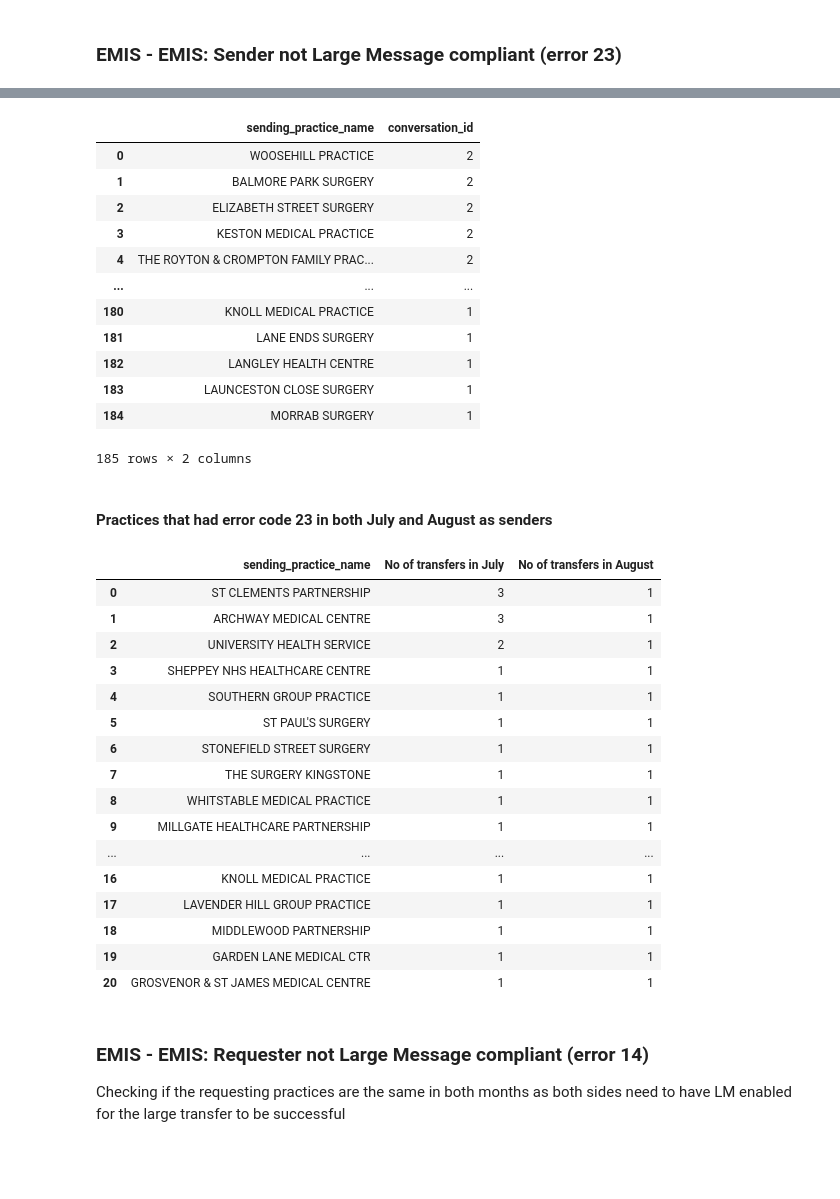
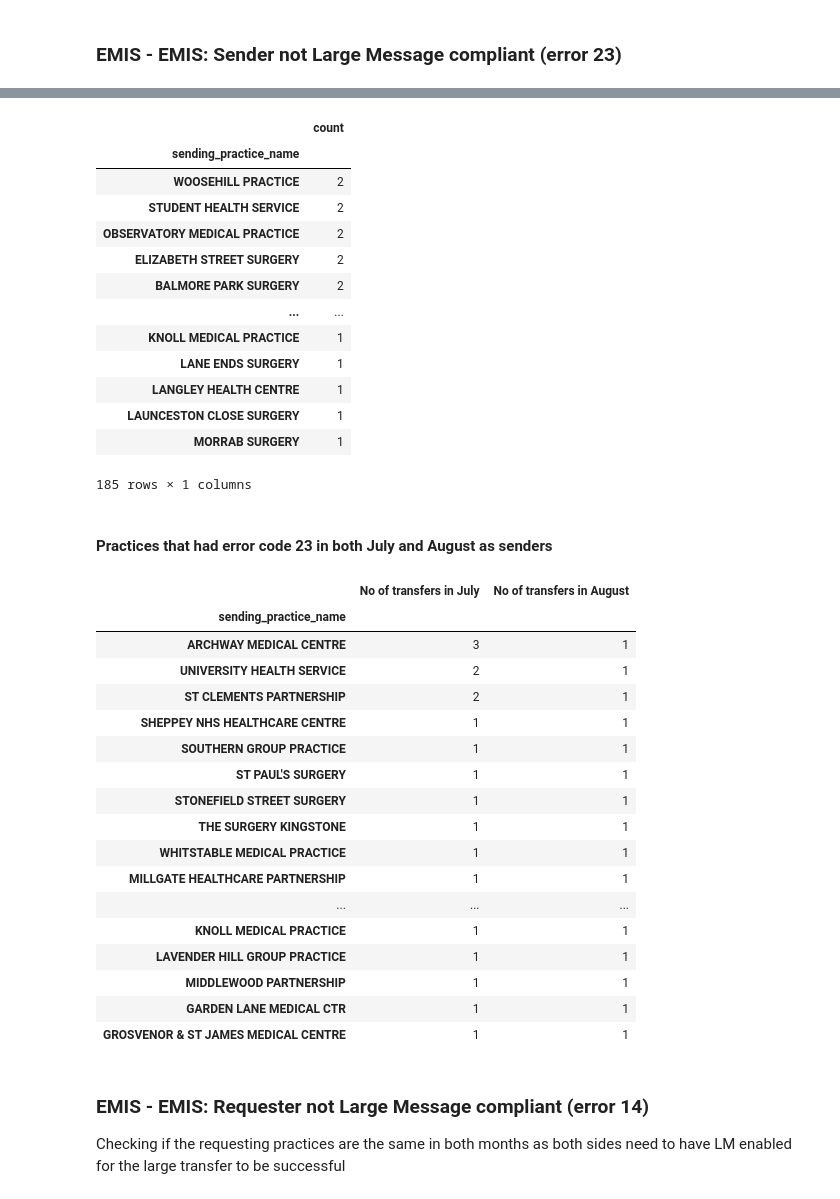
Before and after one commit to nhsconnect/prm-gp2gp-data-sandbox, a Jupyter notebook: notebooks/65-PRMT-2333-compare-EMIS-EMIS-not-LM-compliant-July-August.ipynb, the cells around one changed output, grey strips where cells are left out. Drawn from its saved outputs; the diff is of its cells as text; code cells hidden in the pictures; blank space fills up the shorter version.

```diff
--- a/notebooks/65-PRMT-2333-compare-EMIS-EMIS-not-LM-compliant-July-August.ipynb
+++ b/notebooks/65-PRMT-2333-compare-EMIS-EMIS-not-LM-compliant-July-August.ipynb
@@ -36,7 +36,7 @@ asid_lookup_input_files = [asid_lookup_file_location + f for f in asid_lookup_fi
 asid_lookup = pd.concat((
     pd.read_csv(f)
     for f in asid_lookup_input_files
-)).drop_duplicates()
+)).drop_duplicates().groupby("ASID").last().reset_index()
 lookup = asid_lookup[["ASID", "NACS","OrgName"]]
 
 transfers = transfers.merge(lookup, left_on='requesting_practice_asid',right_on='ASID',how='left')
@@ -72,6 +79,6 @@ grouped_emis_transfers_with_error_23
 july_bool = emis_transfers_with_error_23["date_requested"] < datetime(2021, 8, 1)
 july_emis_transfers_with_error_23 = emis_transfers_with_error_23[july_bool]
 
-grouped_july_emis_transfers_with_error_23=july_emis_transfers_with_error_23.groupby(by='sending_practice_name').agg({'conversation_id': 'count'}).sort_values(by='conversation_id', ascending=False).reset_index()
+grouped_july_emis_transfers_with_error_23=july_emis_transfers_with_error_23.groupby('sending_practice_name').size().to_frame("count").sort_values("count", ascending=False)
 grouped_july_emis_transfers_with_error_23
 # %% [output]
@@ -108,43 +115,46 @@ sample_conversations_in_august.head()
 # %%
-grouped_august_emis_transfers_with_error_23=august_emis_transfers_with_error_23.groupby(by='sending_practice_name').agg({'conversation_id': 'count'}).sort_values(by='conversation_id', ascending=False).reset_index()
+grouped_august_emis_transfers_with_error_23=august_emis_transfers_with_error_23.groupby('sending_practice_name').size().to_frame("count").sort_values("count", ascending=False)
 grouped_august_emis_transfers_with_error_23
 # %% [output]
-|  | sending_practice_name | conversation_id |
-| 0 | WOOSEHILL PRACTICE | 2 |
-| 1 | BALMORE PARK SURGERY | 2 |
-| 2 | ELIZABETH STREET SURGERY | 2 |
-| 3 | KESTON MEDICAL PRACTICE | 2 |
-| 4 | THE ROYTON & CROMPTON FAMILY PRAC... | 2 |
-| ... | ... | ... |
-| 180 | KNOLL MEDICAL PRACTICE | 1 |
-| 181 | LANE ENDS SURGERY | 1 |
-| 182 | LANGLEY HEALTH CENTRE | 1 |
-| 183 | LAUNCESTON CLOSE SURGERY | 1 |
-| 184 | MORRAB SURGERY | 1 |
+|  | count |
+| sending_practice_name |  |
+| WOOSEHILL PRACTICE | 2 |
+| STUDENT HEALTH SERVICE | 2 |
+| OBSERVATORY MEDICAL PRACTICE | 2 |
+| ELIZABETH STREET SURGERY | 2 |
+| BALMORE PARK SURGERY | 2 |
+| ... | ... |
+| KNOLL MEDICAL PRACTICE | 1 |
+| LANE ENDS SURGERY | 1 |
+| LANGLEY HEALTH CENTRE | 1 |
+| LAUNCESTON CLOSE SURGERY | 1 |
+| MORRAB SURGERY | 1 |
-185 rows × 2 columns
+185 rows × 1 columns
 # %% [markdown]
 #### Practices that had error code 23 in both July and August as senders
 # %%
 practices_with_error_23_july_and_august = grouped_july_emis_transfers_with_error_23.merge(grouped_august_emis_transfers_with_error_23, how='inner', on='sending_practice_name')
-practices_with_error_23_july_and_august.rename({'conversation_id_x': 'No of transfers in July', 'conversation_id_y': 'No of transfers in August'}, axis=1)
+practices_with_error_23_july_and_august = practices_with_error_23_july_and_august.rename({'count_x': 'No of transfers in July', 'count_y': 'No of transfers in August'}, axis=1)
+practices_with_error_23_july_and_august
 # %% [output]
-|  | sending_practice_name | No of transfers in July | No of transfers in August |
-| 0 | ST CLEMENTS PARTNERSHIP | 3 | 1 |
-| 1 | ARCHWAY MEDICAL CENTRE | 3 | 1 |
-| 2 | UNIVERSITY HEALTH SERVICE | 2 | 1 |
-| 3 | SHEPPEY NHS HEALTHCARE CENTRE | 1 | 1 |
-| 4 | SOUTHERN GROUP PRACTICE | 1 | 1 |
-| 5 | ST PAUL'S SURGERY | 1 | 1 |
-| 6 | STONEFIELD STREET SURGERY | 1 | 1 |
-| 7 | THE SURGERY KINGSTONE | 1 | 1 |
-| 8 | WHITSTABLE MEDICAL PRACTICE | 1 | 1 |
-| 9 | MILLGATE HEALTHCARE PARTNERSHIP | 1 | 1 |
-| ... | ... | ... | ... |
-| 16 | KNOLL MEDICAL PRACTICE | 1 | 1 |
-| 17 | LAVENDER HILL GROUP PRACTICE | 1 | 1 |
-| 18 | MIDDLEWOOD PARTNERSHIP | 1 | 1 |
-| 19 | GARDEN LANE MEDICAL CTR | 1 | 1 |
-| 20 | GROSVENOR & ST JAMES MEDICAL CENTRE | 1 | 1 |
+|  | No of transfers in July | No of transfers in August |
+| sending_practice_name |  |  |
+| ARCHWAY MEDICAL CENTRE | 3 | 1 |
+| UNIVERSITY HEALTH SERVICE | 2 | 1 |
+| ST CLEMENTS PARTNERSHIP | 2 | 1 |
+| SHEPPEY NHS HEALTHCARE CENTRE | 1 | 1 |
+| SOUTHERN GROUP PRACTICE | 1 | 1 |
+| ST PAUL'S SURGERY | 1 | 1 |
+| STONEFIELD STREET SURGERY | 1 | 1 |
+| THE SURGERY KINGSTONE | 1 | 1 |
+| WHITSTABLE MEDICAL PRACTICE | 1 | 1 |
+| MILLGATE HEALTHCARE PARTNERSHIP | 1 | 1 |
+| ... | ... | ... |
+| KNOLL MEDICAL PRACTICE | 1 | 1 |
+| LAVENDER HILL GROUP PRACTICE | 1 | 1 |
+| MIDDLEWOOD PARTNERSHIP | 1 | 1 |
+| GARDEN LANE MEDICAL CTR | 1 | 1 |
+| GROSVENOR & ST JAMES MEDICAL CENTRE | 1 | 1 |
 # %% [markdown]
 ### EMIS - EMIS: Requester not Large Message compliant (error 14)
 
```
Also changed, not shown: parts of 15 cells of this notebook.
